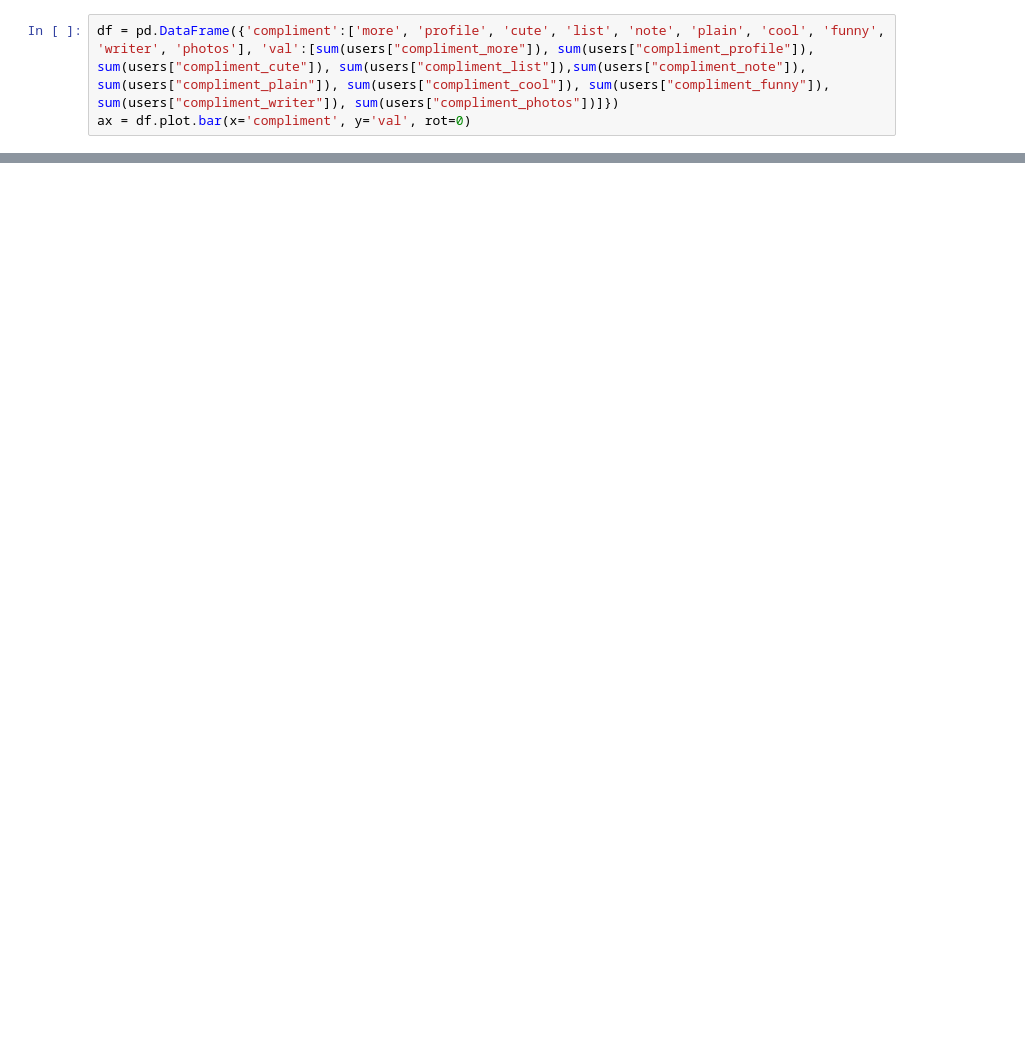
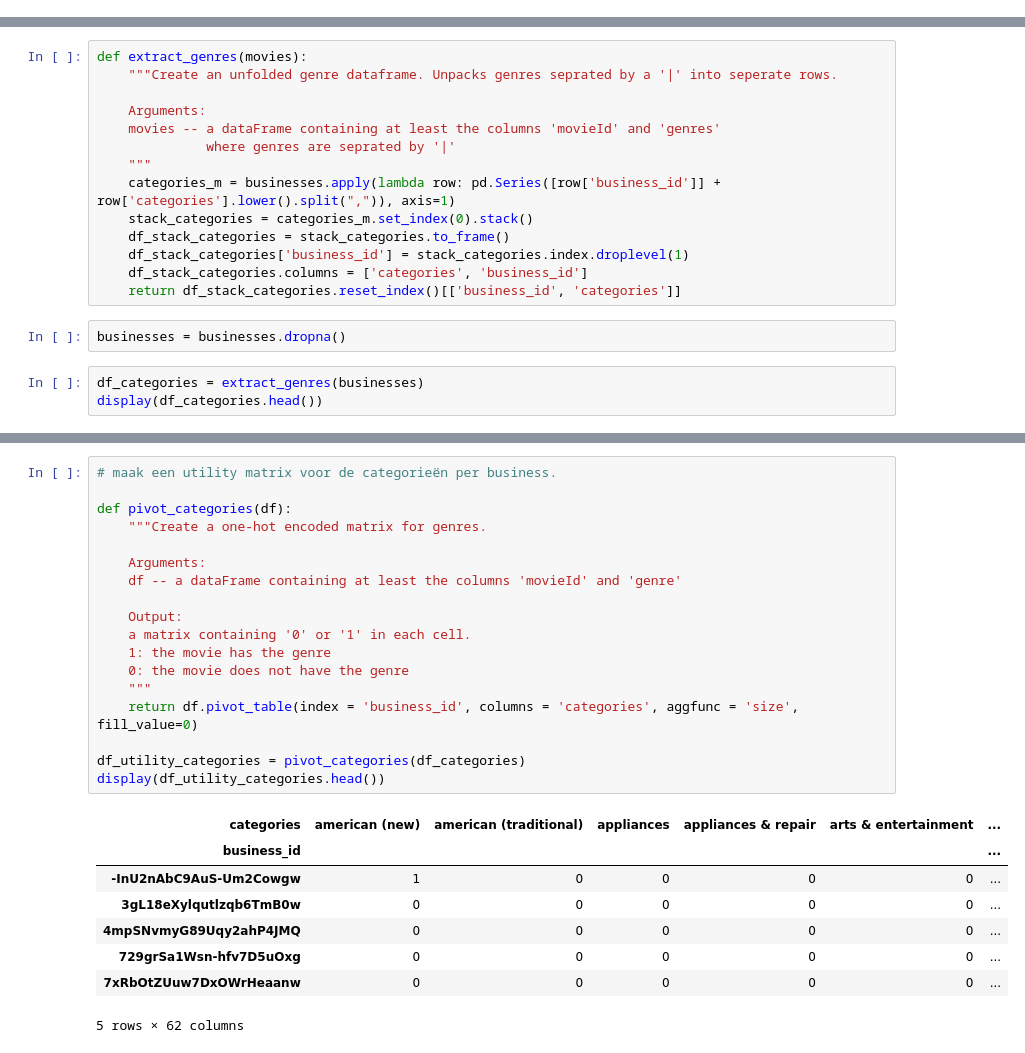
Before and after one commit to merijn212/CI, a Jupyter notebook: example.ipynb, the cells around one changed output, grey strips where cells are left out. Cells and saved outputs as stored; diff of their text form; blank space fills up the shorter version.

```diff
--- a/example.ipynb
+++ b/example.ipynb
@@ -65,3 +88,0 @@ print(sum(users["compliment_list"]))
-# %%
-df = pd.DataFrame({'compliment':['more', 'profile', 'cute', 'list', 'note', 'plain', 'cool', 'funny', 'writer', 'photos'], 'val':[sum(users["compliment_more"]), sum(users["compliment_profile"]), sum(users["compliment_cute"]), sum(users["compliment_list"]),sum(users["compliment_note"]), sum(users["compliment_plain"]), sum(users["compliment_cool"]), sum(users["compliment_funny"]), sum(users["compliment_writer"]), sum(users["compliment_photos"])]})
-ax = df.plot.bar(x='compliment', y='val', rot=0)
@@ -69,0 +131,19 @@ ax = df.plot.bar(x='compliment', y='val', rot=0)
+# %%
+def extract_genres(movies):
+    """Create an unfolded genre dataframe. Unpacks genres seprated by a '|' into seperate rows.
+
+    Arguments:
+    movies -- a dataFrame containing at least the columns 'movieId' and 'genres'
+              where genres are seprated by '|'
+    """
+    categories_m = businesses.apply(lambda row: pd.Series([row['business_id']] + row['categories'].lower().split(",")), axis=1)
+    stack_categories = categories_m.set_index(0).stack()
+    df_stack_categories = stack_categories.to_frame()
+    df_stack_categories['business_id'] = stack_categories.index.droplevel(1)
+    df_stack_categories.columns = ['categories', 'business_id']
+    return df_stack_categories.reset_index()[['business_id', 'categories']]
+# %%
+businesses = businesses.dropna()
+# %%
+df_categories = extract_genres(businesses)
+display(df_categories.head())
@@ -69,0 +157,27 @@ ax = df.plot.bar(x='compliment', y='val', rot=0)
+# %%
+# maak een utility matrix voor de categorieën per business.
+
+def pivot_categories(df):
+    """Create a one-hot encoded matrix for genres.
+
+    Arguments:
+    df -- a dataFrame containing at least the columns 'movieId' and 'genre'
+
+    Output:
+    a matrix containing '0' or '1' in each cell.
+    1: the movie has the genre
+    0: the movie does not have the genre
+    """
+    return df.pivot_table(index = 'business_id', columns = 'categories', aggfunc = 'size', fill_value=0)
+
+df_utility_categories = pivot_categories(df_categories)
+display(df_utility_categories.head())
+# %% [output]
+| categories | american (new) | american (traditional) | appliances | appliances & repair | arts & entertainment | ... |
+| business_id |  |  |  |  |  | ... |
+| -InU2nAbC9AuS-Um2Cowgw | 1 | 0 | 0 | 0 | 0 | ... |
+| 3gL18eXylqutlzqb6TmB0w | 0 | 0 | 0 | 0 | 0 | ... |
+| 4mpSNvmyG89Uqy2ahP4JMQ | 0 | 0 | 0 | 0 | 0 | ... |
+| 729grSa1Wsn-hfv7D5uOxg | 0 | 0 | 0 | 0 | 0 | ... |
+| 7xRbOtZUuw7DxOWrHeaanw | 0 | 0 | 0 | 0 | 0 | ... |
+5 rows × 62 columns
```
Also changed, not shown: parts of 32 cells of this notebook.
